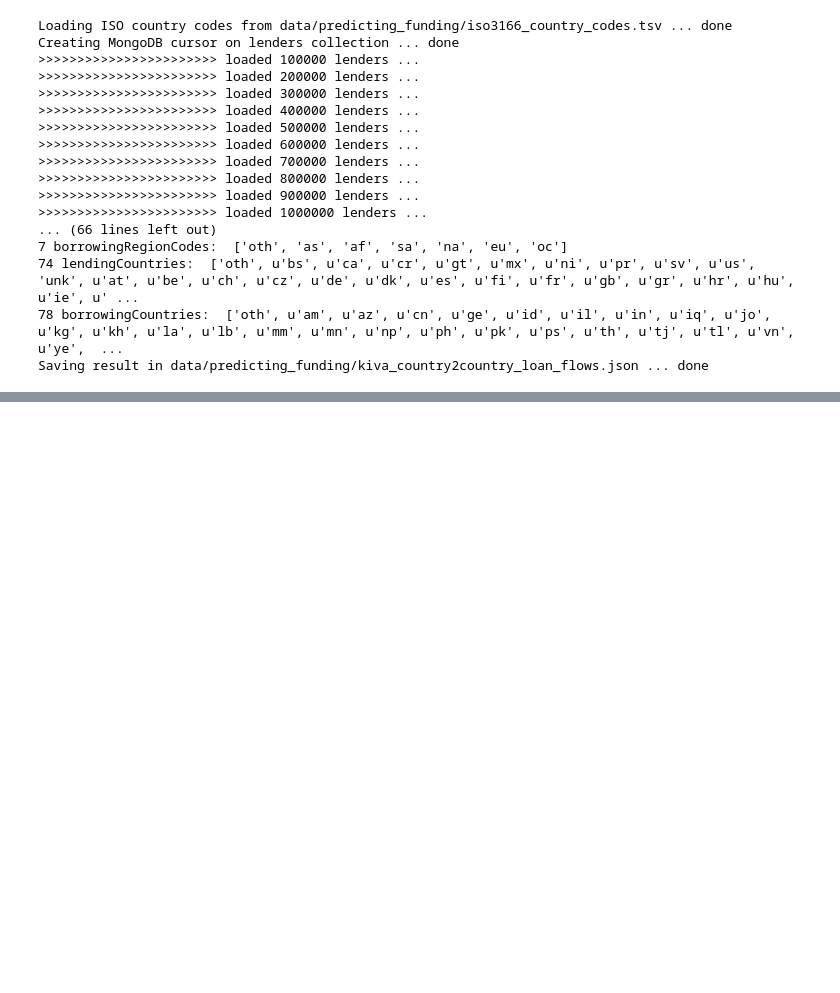
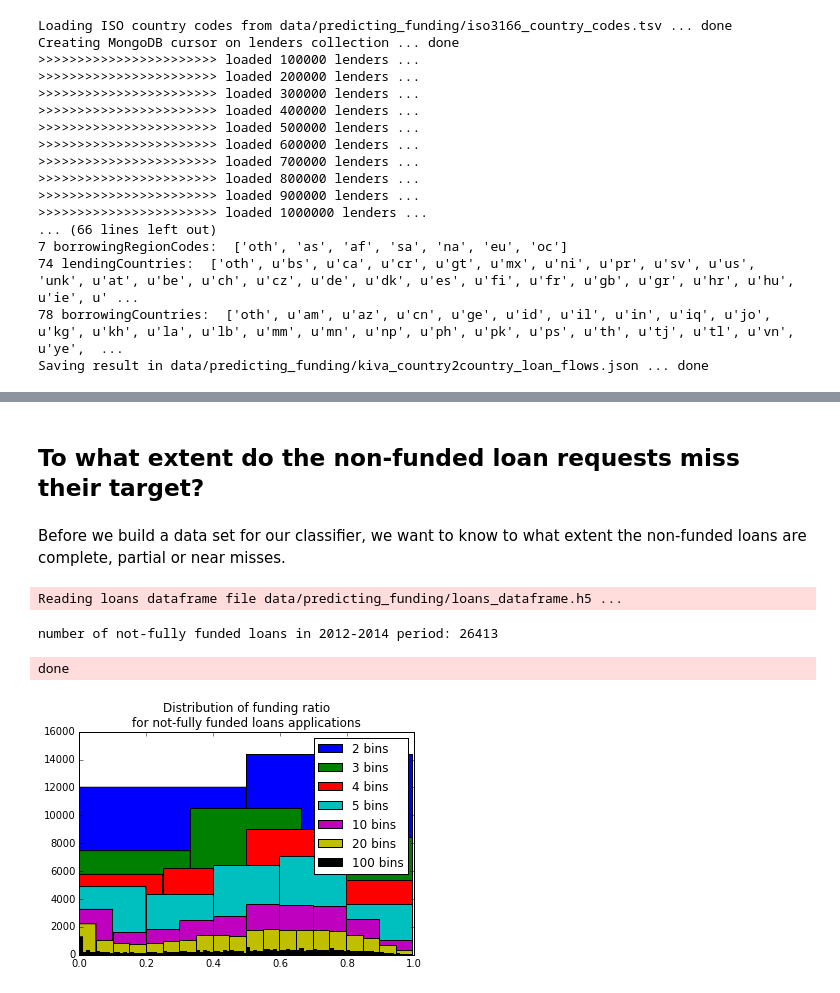
Before and after one commit to fdurant/kiva_project, a Jupyter notebook: Kiva_predicting_loan_funding.ipynb, the cells around one changed output, grey strips where cells are left out. Drawn from its saved outputs; the diff is of its cells as text; code cells hidden in the pictures; blank space fills up the shorter version.

```diff
--- a/Kiva_predicting_loan_funding.ipynb
+++ b/Kiva_predicting_loan_funding.ipynb
@@ -398,0 +364,39 @@ Saving result in data/predicting_funding/kiva_country2country_loan_flows.json ..
+# %% [markdown]
+## To what extent do the non-funded loan requests miss their target?
+# %% [markdown]
+Before we build a data set for our classifier, we want to know to what extent the non-funded loans are complete, partial or near misses.
+# %%
+%matplotlib inline
+import pandas as pd
+import numpy as np
+import sys
+import matplotlib.pyplot as plt
+from matplotlib.dates import date2num
+from pandas.io.pytables import read_hdf
+
+loansDataFrameFile = 'data/predicting_funding/loans_dataframe.h5'
+print >> sys.stderr, "Reading loans dataframe file %s ..." % loansDataFrameFile,
+loansDF = read_hdf(loansDataFrameFile, 'table')
+print >> sys.stderr, "done"
+
+# We're only interested in loans from the period 2012-2014 that were not fully funded
+loansDF['funding_ratio'] = loansDF['funded_amount'] / loansDF['loan_amount']
+
+nonFundedLoansDF = loansDF[loansDF['funding_ratio'] < 1.0]
+
+#nonFundedLoansDF.head(3)
+
+fundingRatioSeries = nonFundedLoansDF['funding_ratio'].values
+
+print "number of not-fully funded loans in 2012-2014 period:", len(fundingRatioSeries)
+
+plt.title("Distribution of funding ratio\nfor not-fully funded loans applications")
+for nrBins in [2,3,4,5,10,20,100]:
+    plt.hist(fundingRatioSeries, nrBins, label="%d bins" % nrBins)
+plt.legend()
+plt.show()
+# %% [output]
+Reading loans dataframe file data/predicting_funding/loans_dataframe.h5 ...
+number of not-fully funded loans in 2012-2014 period: 26413
+done
+[figure, added]
```
Also changed, not shown: parts of 9 cells of this notebook.
